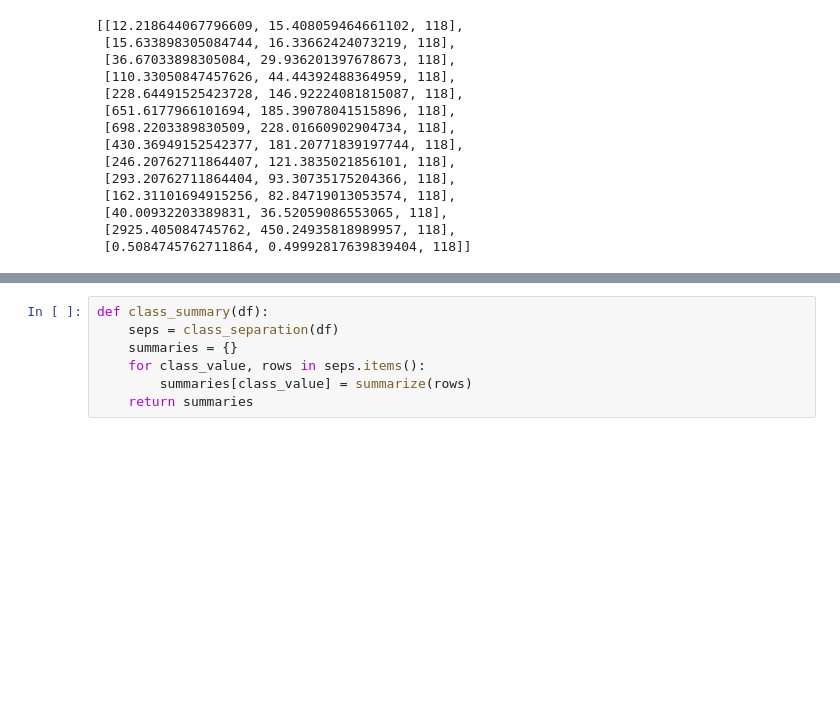
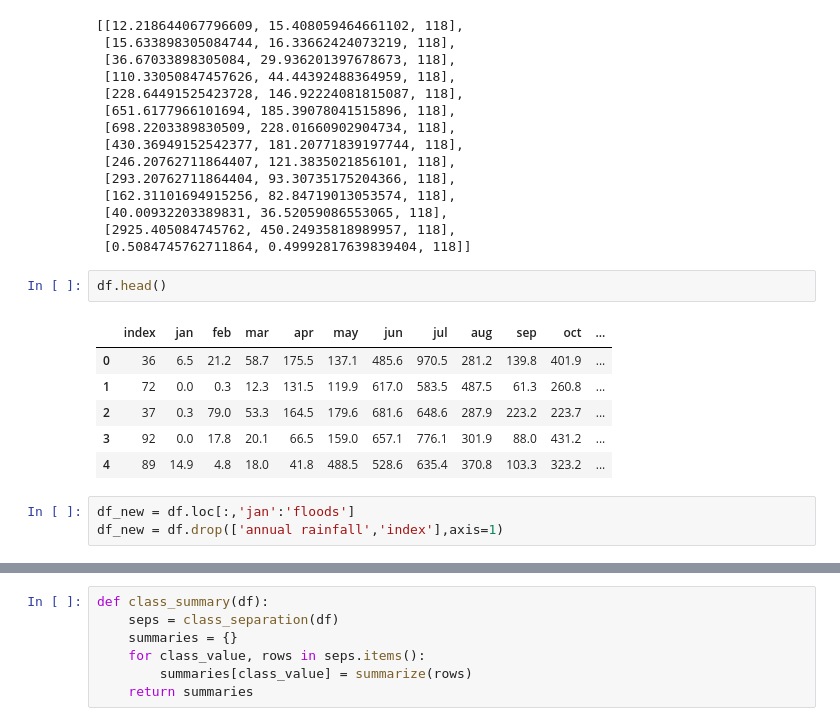
Before and after one commit to Chayanika-Basak/Customer-Churn-Prediction, a Jupyter notebook: MainCode/Chayanika/NaiveBayes.ipynb, the cells around one changed output, grey strips where cells are left out. Cells and saved outputs as stored; diff of their text form; blank space fills up the shorter version.

```diff
--- a/MainCode/Chayanika/NaiveBayes.ipynb
+++ b/MainCode/Chayanika/NaiveBayes.ipynb
@@ -88,3 +114,15 @@ summarize(df)
  [40.00932203389831, 36.52059086553065, 118],
  [2925.405084745762, 450.24935818989957, 118],
  [0.5084745762711864, 0.49992817639839404, 118]]
+# %%
+df.head()
+# %% [output]
+|  | index | jan | feb | mar | apr | may | jun | jul | aug | sep | oct | ... |
+| 0 | 36 | 6.5 | 21.2 | 58.7 | 175.5 | 137.1 | 485.6 | 970.5 | 281.2 | 139.8 | 401.9 | ... |
+| 1 | 72 | 0.0 | 0.3 | 12.3 | 131.5 | 119.9 | 617.0 | 583.5 | 487.5 | 61.3 | 260.8 | ... |
+| 2 | 37 | 0.3 | 79.0 | 53.3 | 164.5 | 179.6 | 681.6 | 648.6 | 287.9 | 223.2 | 223.7 | ... |
+| 3 | 92 | 0.0 | 17.8 | 20.1 | 66.5 | 159.0 | 657.1 | 776.1 | 301.9 | 88.0 | 431.2 | ... |
+| 4 | 89 | 14.9 | 4.8 | 18.0 | 41.8 | 488.5 | 528.6 | 635.4 | 370.8 | 103.3 | 323.2 | ... |
+# %%
+df_new = df.loc[:,'jan':'floods']
+df_new = df.drop(['annual rainfall','index'],axis=1)
```
Also changed, not shown: parts of 9 cells of this notebook, 5 other files.
